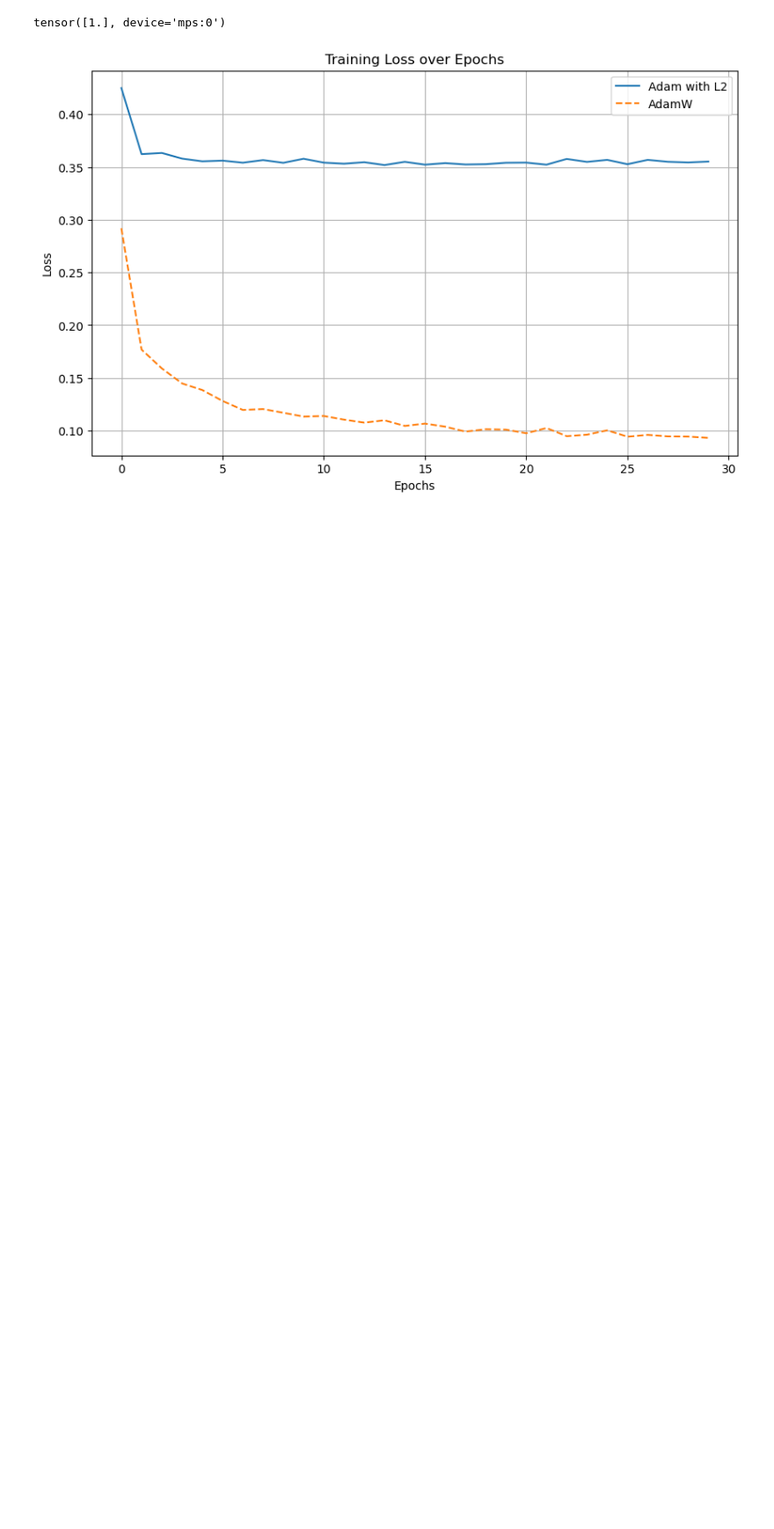
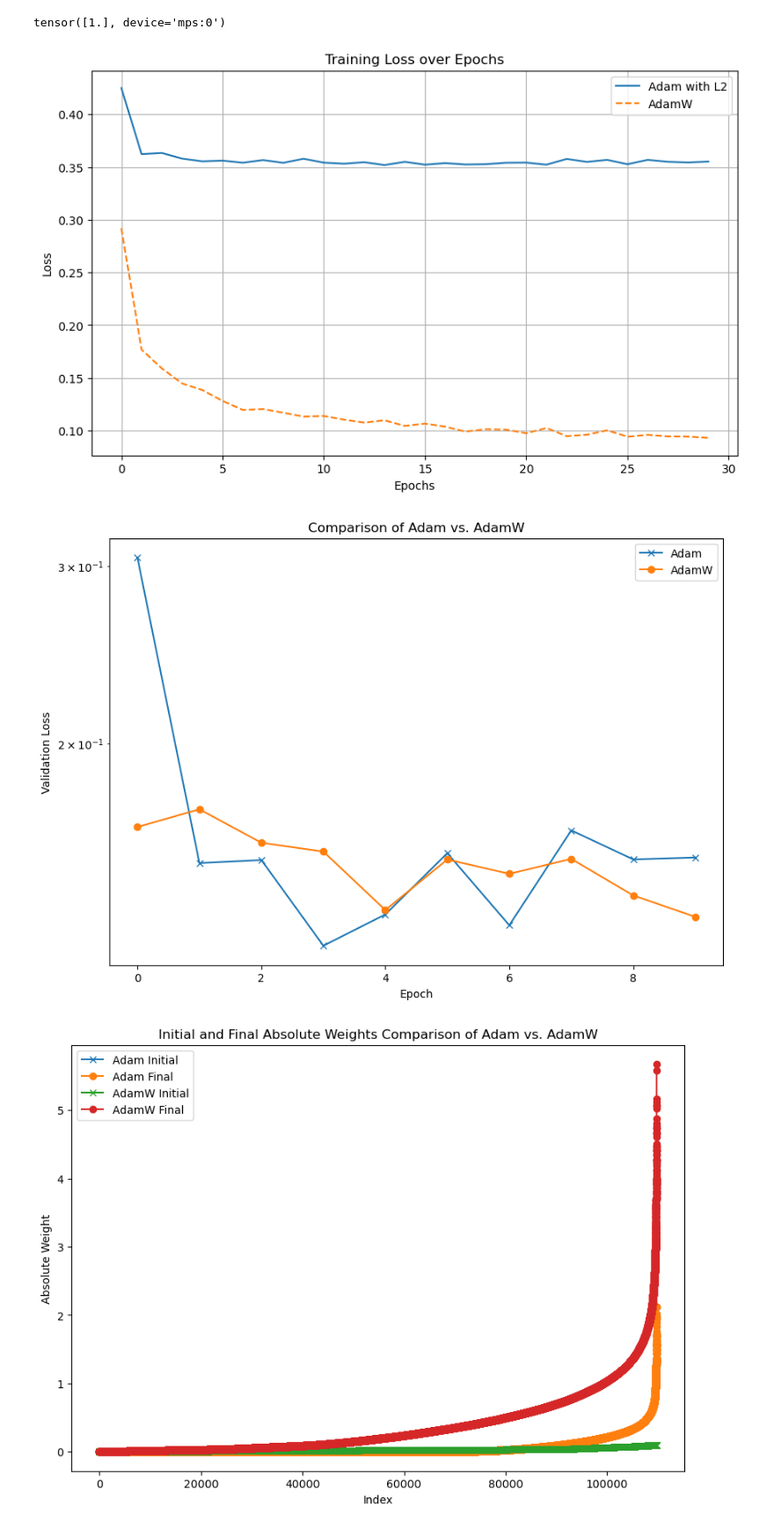
Before and after one commit to Nadav-out/AdamLp, a Jupyter notebook: Adam_AdamW.ipynb, the cells around one changed output. Shown at 88% size. Drawn from its saved outputs; the diff is of its cells as text; code cells hidden in the pictures; blank space fills up the shorter version.

```diff
--- a/Adam_AdamW.ipynb
+++ b/Adam_AdamW.ipynb
@@ -193,3 +194,19 @@ for epoch in trange(EPOCHS):
 plot_losses(adam_losses, adamw_losses)
 # %% [output]
 [figure]
+# %%
+class SimpleNN(nn.Module):
+    def __init__(self):
+        super(SimpleNN, self).__init__()
+        self.fc1 = nn.Linear(28 * 28, 100)
+        self.fc2 = nn.Linear(100, 150)
+        self.fc3 = nn.Linear(150, 100)
+        self.fc4 = nn.Linear(100, 10)
+
+    def forward(self, x):
+        x = x.view(-1, 28*28)
+        x = F.relu(self.fc1(x))
+        x = F.relu(self.fc2(x))
+        x = F.relu(self.fc3(x))
+        x= self.fc4(x)
+        return F.log_softmax(x, dim=1)
@@ -195,0 +261,29 @@ plot_losses(adam_losses, adamw_losses)
+# %%
+# Training and getting losses and weights
+adam_loss, adam_initial_weights, adam_final_weights = train_model('Adam')
+adamW_loss, adamW_initial_weights, adamW_final_weights = train_model('AdamW')
+# %%
+# Plotting the loss
+plt.figure(figsize=(10, 7))
+plt.semilogy(adam_loss, '-x', label='Adam')
+plt.semilogy(adamW_loss, '-o', label='AdamW')
+plt.xlabel('Epoch')
+plt.ylabel('Validation Loss')
+plt.legend()
+plt.title('Comparison of Adam vs. AdamW')
+plt.show()
+
+# Plotting the initial and final sorted absolute weights
+plt.figure(figsize=(10, 7))
+plt.semilogy(adam_initial_weights, '-x', label='Adam Initial')
+plt.plot(adam_final_weights, '-o', label='Adam Final')
+plt.plot(adamW_initial_weights, '-x', label='AdamW Initial')
+plt.plot(adamW_final_weights, '-o', label='AdamW Final')
+plt.xlabel('Index')
+plt.ylabel('Absolute Weight')
+plt.legend()
+plt.title('Initial and Final Absolute Weights Comparison of Adam vs. AdamW')
+plt.show()
+# %% [output]
+[figure, added]
+[figure, added]
```
Also changed, not shown: parts of 4 cells of this notebook, 1 other file.
